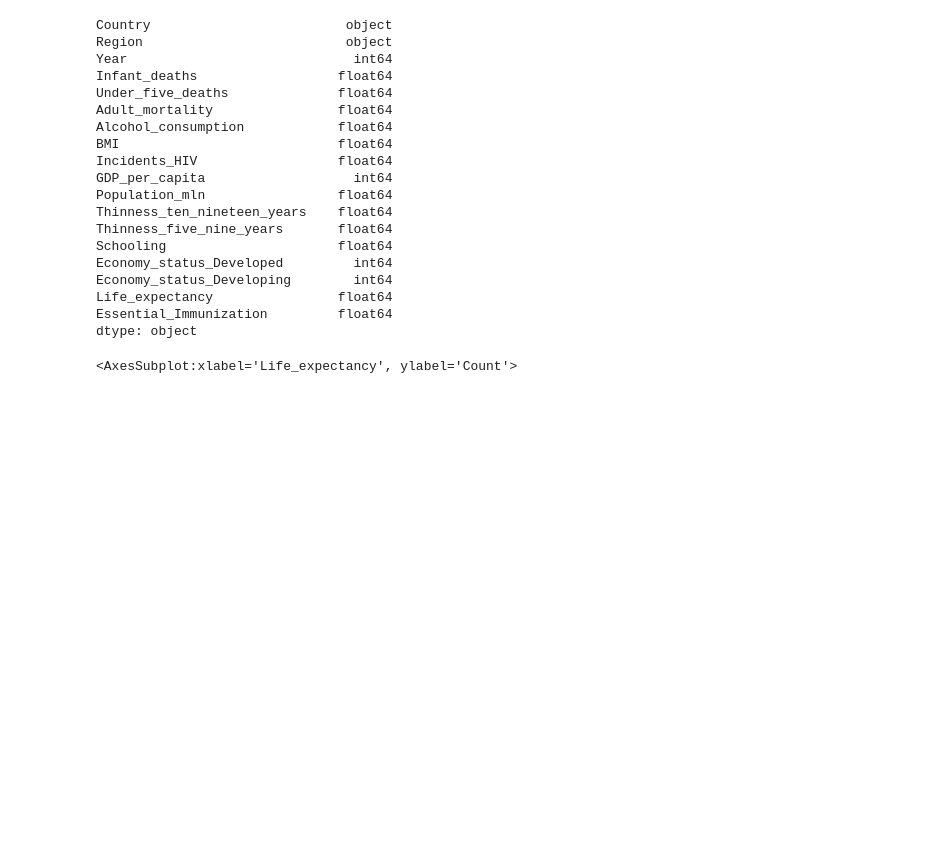
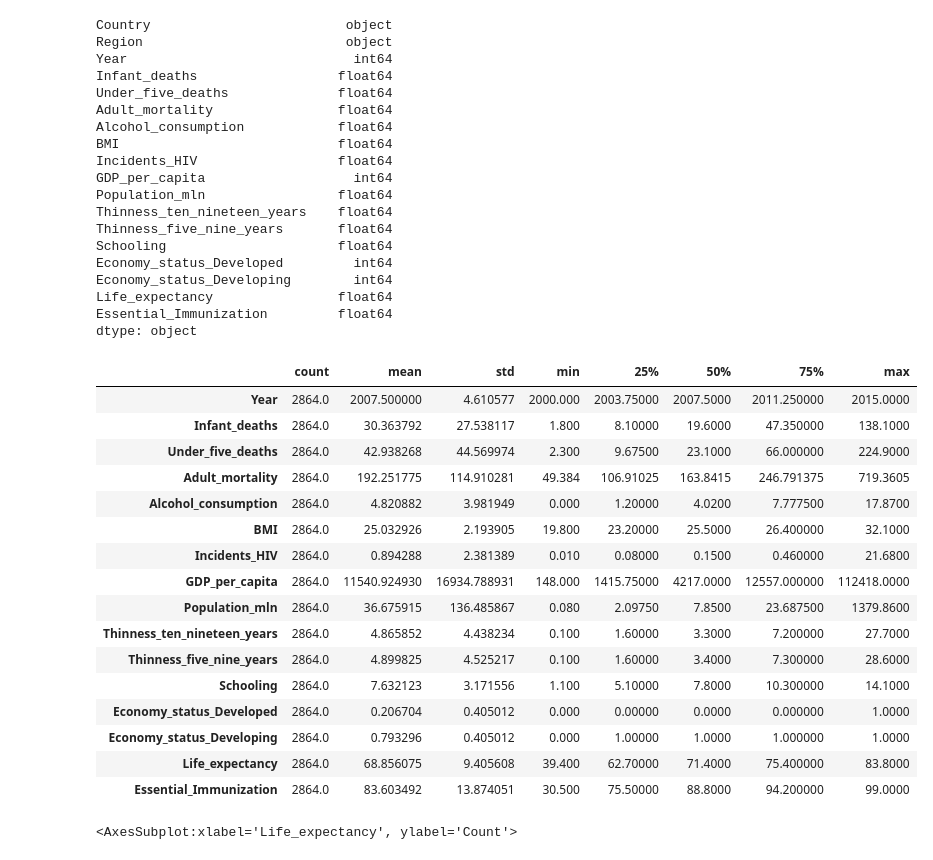
Before and after one commit to tyeckh/DSAI-T7, a Jupyter notebook: Project_T7.ipynb, the cells around one changed output. Drawn from its saved outputs; the diff is of its cells as text; code cells hidden in the pictures; blank space fills up the shorter version.

```diff
--- a/Project_T7.ipynb
+++ b/Project_T7.ipynb
@@ -209,6 +210,26 @@ dtype: object
 # %%
 LifeData_Clean["Infant_deaths"] = LifeData_Clean["Infant_deaths"].astype(float)
 LifeData_Clean["Under_five_deaths"] = LifeData_Clean["Under_five_deaths"].astype(float)
+# %%
+LifeData_Clean.describe().transpose()
+# %% [output]
+|  | count | mean | std | min | 25% | 50% | 75% | max |
+| Year | 2864.0 | 2007.500000 | 4.610577 | 2000.000 | 2003.75000 | 2007.5000 | 2011.250000 | 2015.0000 |
+| Infant_deaths | 2864.0 | 30.363792 | 27.538117 | 1.800 | 8.10000 | 19.6000 | 47.350000 | 138.1000 |
+| Under_five_deaths | 2864.0 | 42.938268 | 44.569974 | 2.300 | 9.67500 | 23.1000 | 66.000000 | 224.9000 |
+| Adult_mortality | 2864.0 | 192.251775 | 114.910281 | 49.384 | 106.91025 | 163.8415 | 246.791375 | 719.3605 |
+| Alcohol_consumption | 2864.0 | 4.820882 | 3.981949 | 0.000 | 1.20000 | 4.0200 | 7.777500 | 17.8700 |
+| BMI | 2864.0 | 25.032926 | 2.193905 | 19.800 | 23.20000 | 25.5000 | 26.400000 | 32.1000 |
+| Incidents_HIV | 2864.0 | 0.894288 | 2.381389 | 0.010 | 0.08000 | 0.1500 | 0.460000 | 21.6800 |
+| GDP_per_capita | 2864.0 | 11540.924930 | 16934.788931 | 148.000 | 1415.75000 | 4217.0000 | 12557.000000 | 112418.0000 |
+| Population_mln | 2864.0 | 36.675915 | 136.485867 | 0.080 | 2.09750 | 7.8500 | 23.687500 | 1379.8600 |
+| Thinness_ten_nineteen_years | 2864.0 | 4.865852 | 4.438234 | 0.100 | 1.60000 | 3.3000 | 7.200000 | 27.7000 |
+| Thinness_five_nine_years | 2864.0 | 4.899825 | 4.525217 | 0.100 | 1.60000 | 3.4000 | 7.300000 | 28.6000 |
+| Schooling | 2864.0 | 7.632123 | 3.171556 | 1.100 | 5.10000 | 7.8000 | 10.300000 | 14.1000 |
+| Economy_status_Developed | 2864.0 | 0.206704 | 0.405012 | 0.000 | 0.00000 | 0.0000 | 0.000000 | 1.0000 |
+| Economy_status_Developing | 2864.0 | 0.793296 | 0.405012 | 0.000 | 1.00000 | 1.0000 | 1.000000 | 1.0000 |
+| Life_expectancy | 2864.0 | 68.856075 | 9.405608 | 39.400 | 62.70000 | 71.4000 | 75.400000 | 83.8000 |
+| Essential_Immunization | 2864.0 | 83.603492 | 13.874051 | 30.500 | 75.50000 | 88.8000 | 94.200000 | 99.0000 |
 # %%
 sb.set (rc = {'figure.figsize':(12, 6)})
 sb.histplot(LifeData_Clean["Life_expectancy"], kde = True)
```
Also changed, not shown: parts of 10 cells of this notebook.
